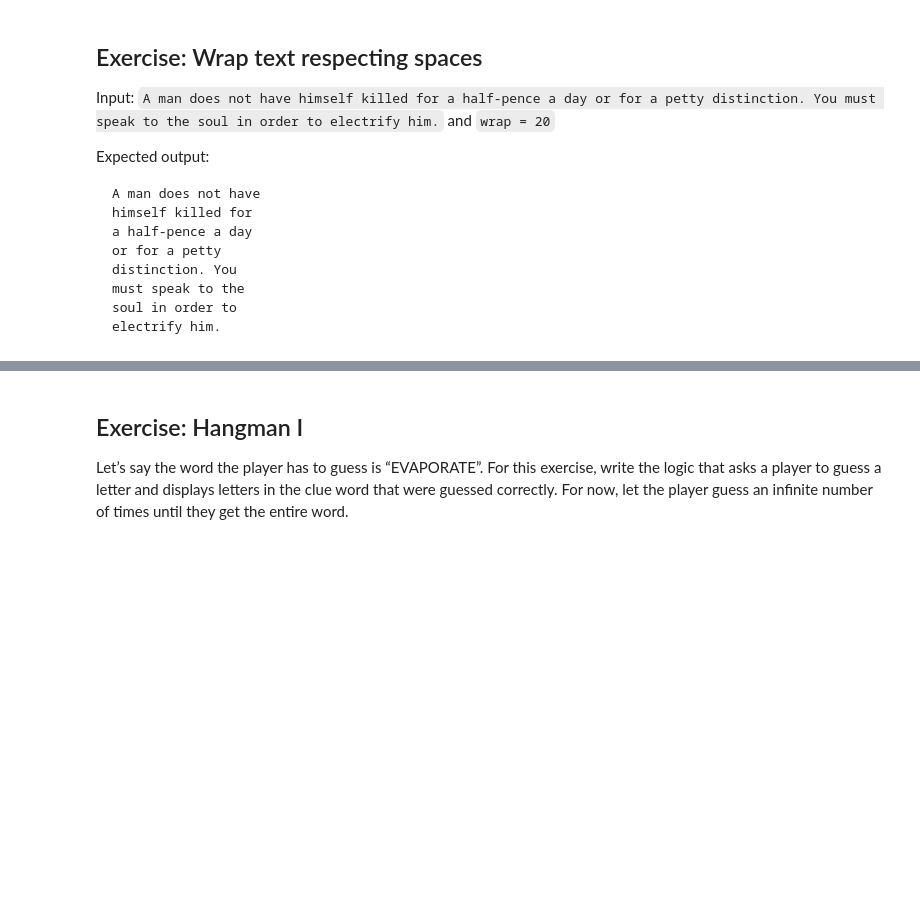
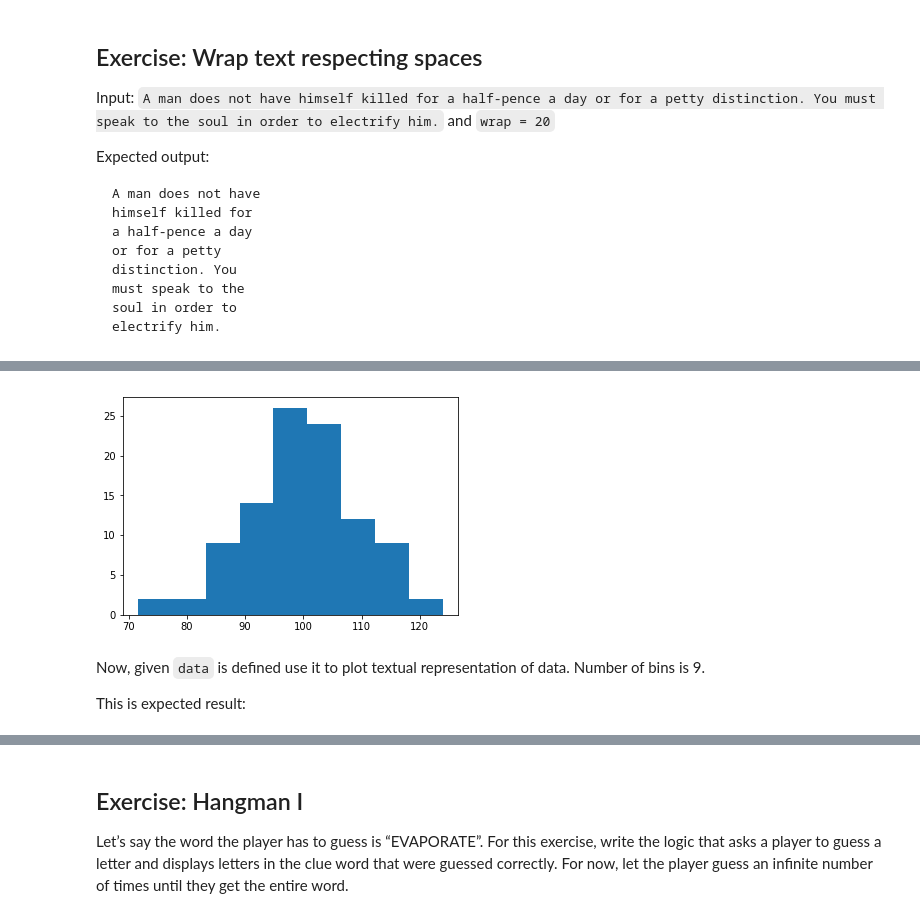
Before and after one commit to danaki/pyclass, a Jupyter notebook: Challenging_Practice.ipynb, the cells around one changed output, grey strips where cells are left out. Drawn from its saved outputs; the diff is of its cells as text; code cells hidden in the pictures; blank space fills up the shorter version.

```diff
--- a/Challenging_Practice.ipynb
+++ b/Challenging_Practice.ipynb
@@ -697,0 +622,17 @@ results = ['Allegoric Alaskans;Blithering Badgers;win',
+# %%
+import matplotlib.pyplot as plt
+import random
+%matplotlib inline
+
+random.seed(1)
+
+data = [random.gauss(100, 10) for i in range(100)]
+
+plt.hist(data, bins=9)
+plt.show()
+# %% [output]
+[figure, added]
+# %% [markdown]
+Now, given `data` is defined use it to plot textual representation of data. Number of bins is 9.
+
+This is expected result:
```
Also changed, not shown: parts of 19 cells of this notebook, 9 other files.
